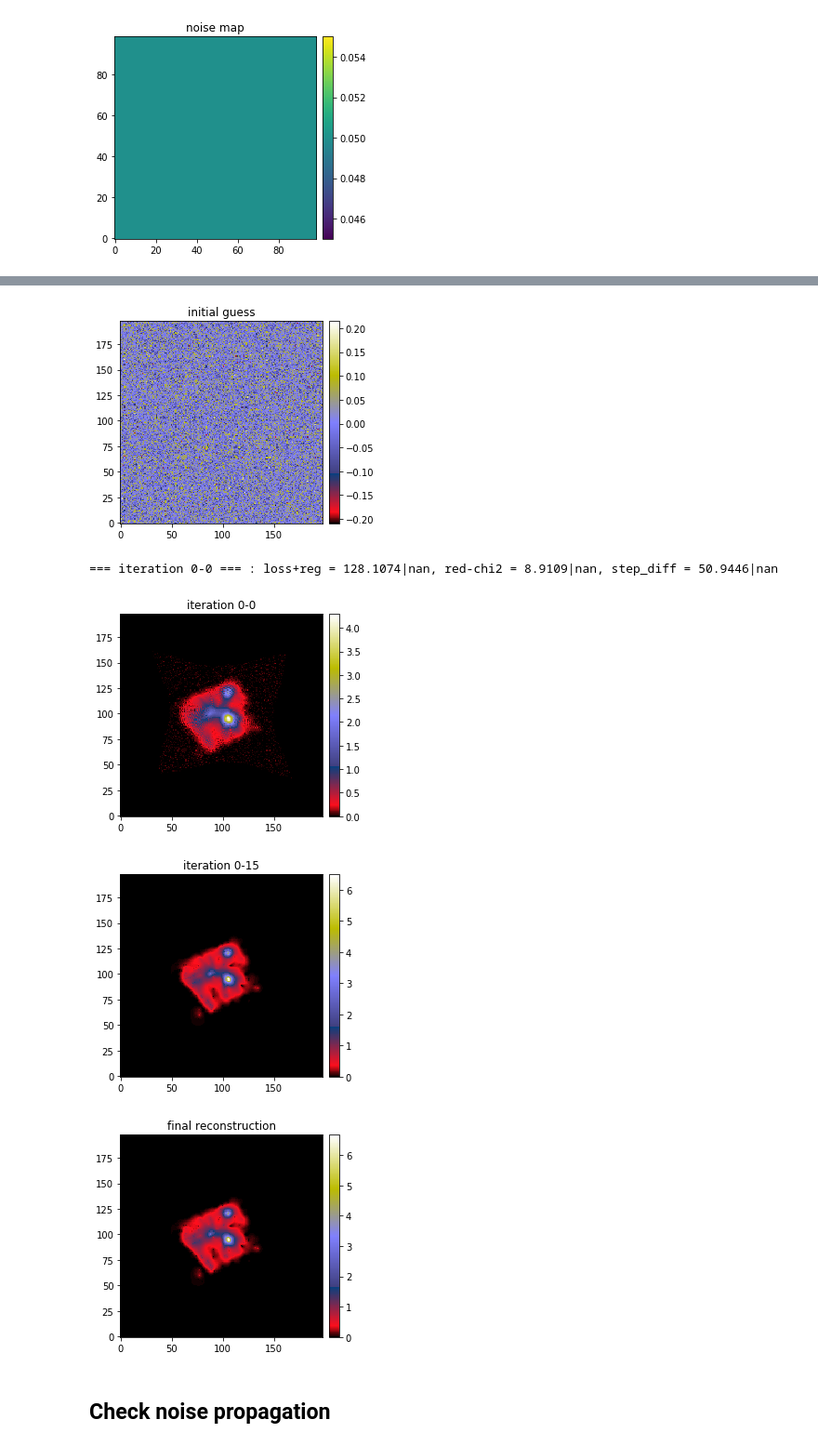
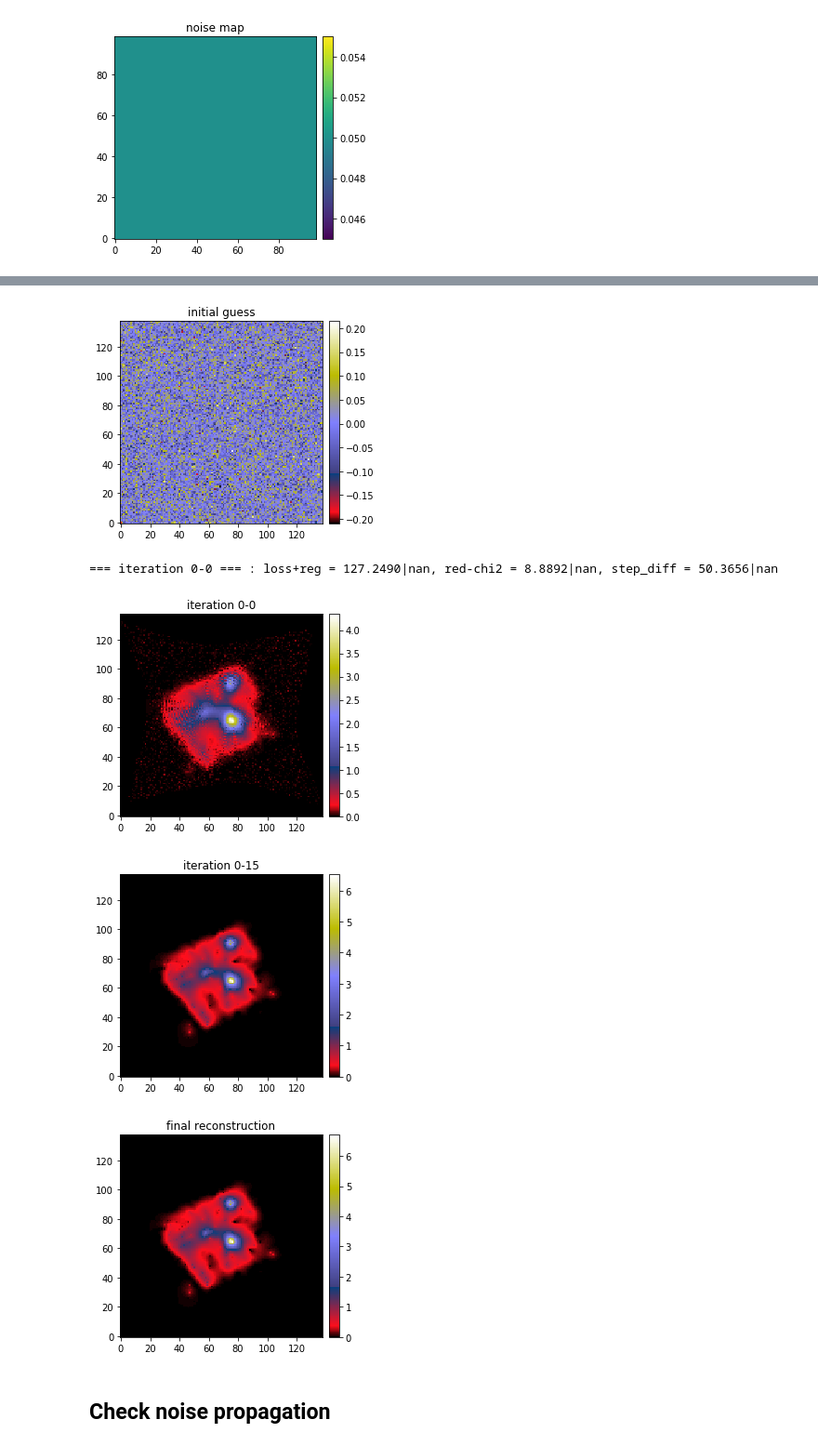
Before and after one commit to aymgal/SLITronomy, a Jupyter notebook: thirdparty/dev_notebooks/noise_propagation.ipynb, the cells around one changed output, grey strips where cells are left out. Shown at 93% size. Drawn from its saved outputs; the diff is of its cells as text; code cells hidden in the pictures.

```diff
--- a/thirdparty/dev_notebooks/noise_propagation.ipynb
+++ b/thirdparty/dev_notebooks/noise_propagation.ipynb
@@ -135,7 +135,7 @@ plt.show()
 subgrid_res_source = 2
 
 source_model_list_sparsefit = ['STARLETS']
-kwargs_starlets_source = {'n_scales': 6, 'n_pixels': np.size(image_sim)*subgrid_res_source**2}  # add center_x/center_y
+kwargs_starlets_source = {'n_scales': 6}
 kwargs_source_sparsefit = [kwargs_starlets_source]
 source_model_class_sparsefit = LightModel(light_model_list=source_model_list_sparsefit)
 
@@ -148,7 +148,7 @@ kwargs_sparse_solver = {
     'source_interpolation': 'bilinear',
 
     'subgrid_res_source': subgrid_res_source,
-    'minimal_source_plane': False,
+    'minimal_source_plane': True,
     'min_num_pix_source': 69,
 
     'formulation': 'analysis',
@@ -178,8 +182,8 @@ sparseSolver = imageSparseFit.sparseSolver
-[figure, old version]
+[figure, new version]
-=== iteration 0-0 === : loss+reg = 128.1074|nan, red-chi2 = 8.9109|nan, step_diff = 50.9446|nan
+=== iteration 0-0 === : loss+reg = 127.2490|nan, red-chi2 = 8.8892|nan, step_diff = 50.3656|nan
-[figure, old version]
+[figure, new version]
-[figure, old version]
+[figure, new version]
-[figure, old version]
+[figure, new version]
 # %% [markdown]
 ## Check noise propagation
 # %%
```
Also changed, not shown: parts of 2 cells of this notebook, 3 other files.
